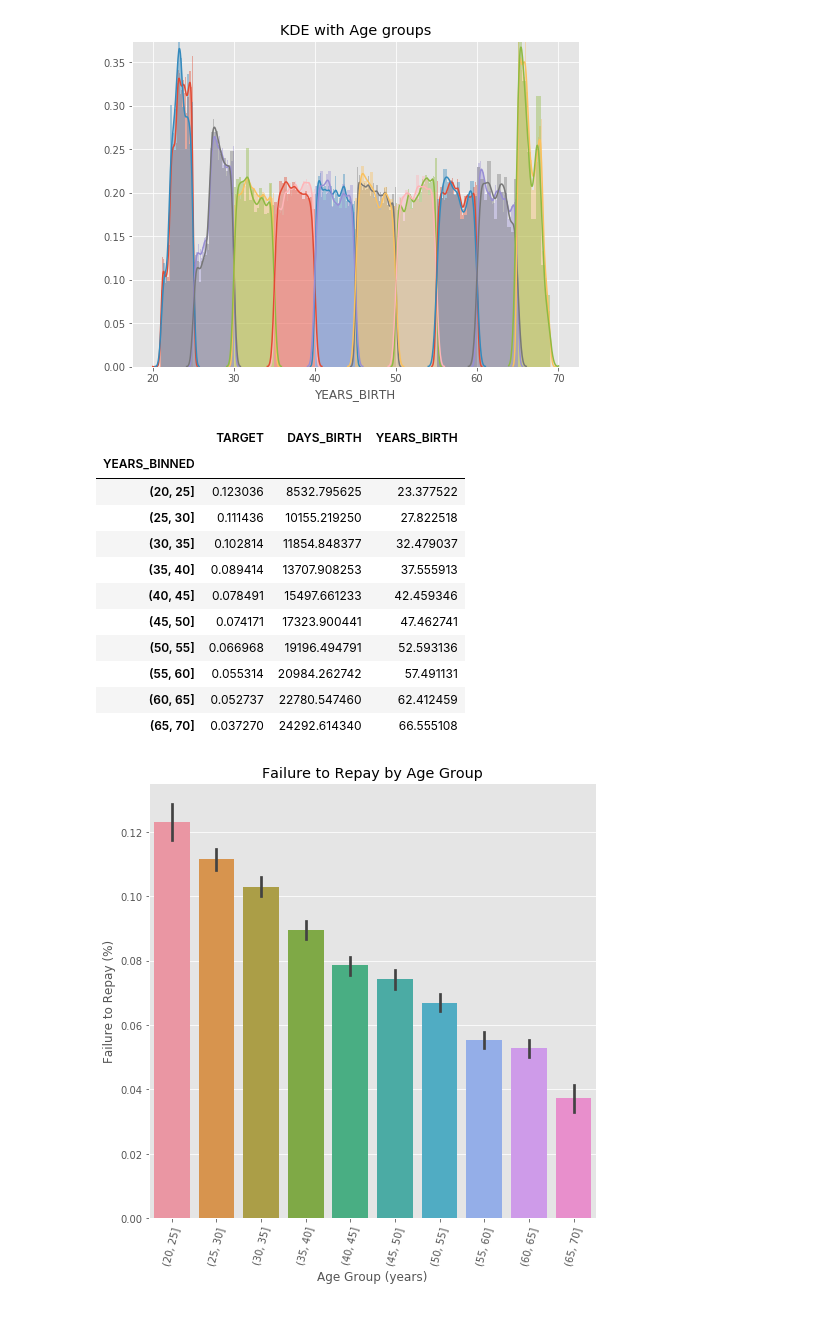
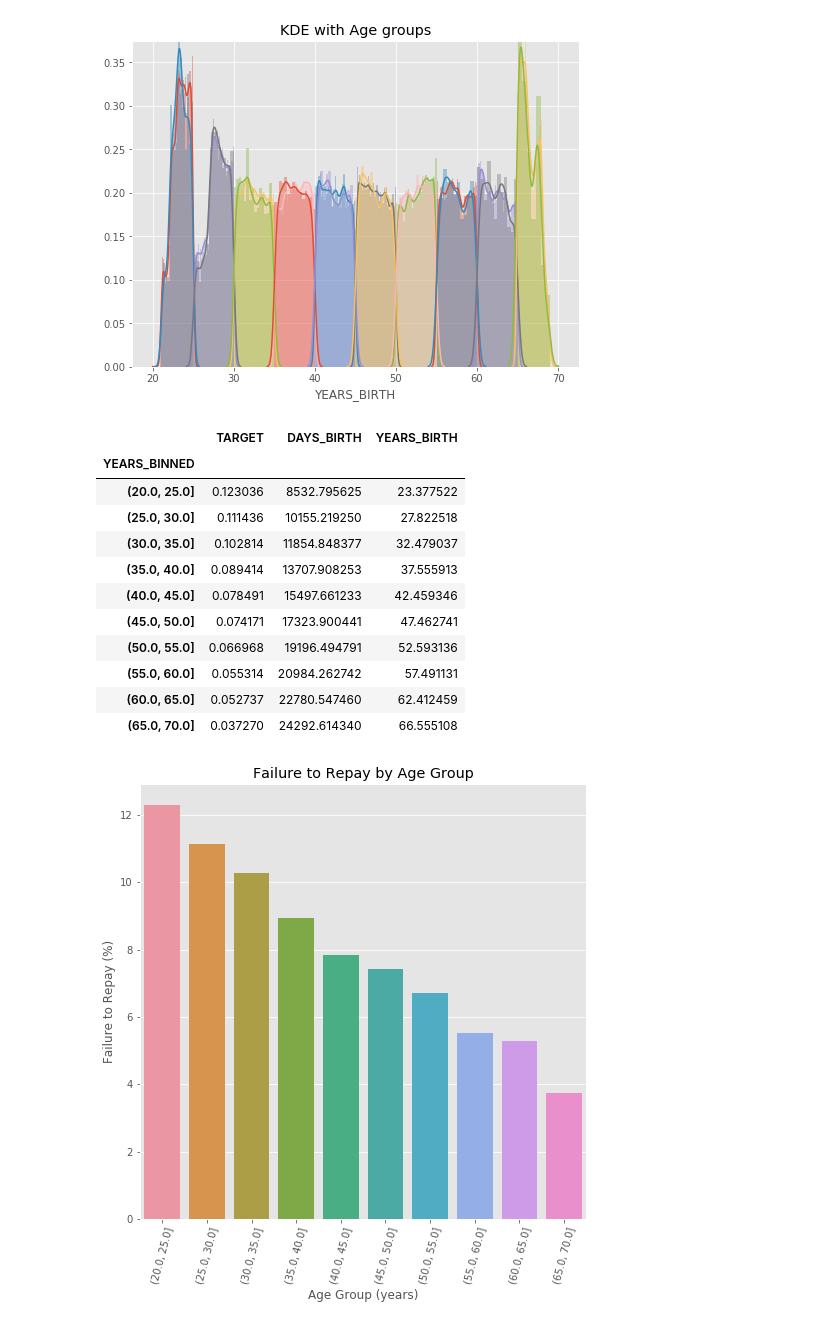
Before and after one commit to legendorz/100Day-ML-Marathon, a Jupyter notebook: Day_011_HW.ipynb, the cells around one changed output. Drawn from its saved outputs; the diff is of its cells as text; code cells hidden in the pictures.

Commit message:
Day_011_EDA_KDEplots
bin cut
KDE plot
sns.barplot

```diff
--- a/Day_011_HW.ipynb
+++ b/Day_011_HW.ipynb
@@ -45,7 +45,7 @@ age_data['YEARS_BIRTH'] = age_data['DAYS_BIRTH'] / 365 # day-age to year-age
 """
 Your Code Here
 """
-bin_cut = [20, 25, 30, 35, 40, 45, 50, 55, 60, 65, 70] #自 20 到 70 歲，切 11 個點 (得到 10 組)
+bin_cut = np.linspace(20, 70, num = 11) #自 20 到 70 歲，切 11 個點 (得到 10 組)
 age_data['YEARS_BINNED'] = pd.cut(age_data['YEARS_BIRTH'],
                                   bins = bin_cut)
 
@@ -93,29 +93,29 @@ age_groups
 # %% [output]
 |  | TARGET | DAYS_BIRTH | YEARS_BIRTH |
 | YEARS_BINNED |  |  |  |
-| (20, 25] | 0.123036 | 8532.795625 | 23.377522 |
-| (25, 30] | 0.111436 | 10155.219250 | 27.822518 |
-| (30, 35] | 0.102814 | 11854.848377 | 32.479037 |
-| (35, 40] | 0.089414 | 13707.908253 | 37.555913 |
-| (40, 45] | 0.078491 | 15497.661233 | 42.459346 |
-| (45, 50] | 0.074171 | 17323.900441 | 47.462741 |
-| (50, 55] | 0.066968 | 19196.494791 | 52.593136 |
-| (55, 60] | 0.055314 | 20984.262742 | 57.491131 |
-| (60, 65] | 0.052737 | 22780.547460 | 62.412459 |
-| (65, 70] | 0.037270 | 24292.614340 | 66.555108 |
+| (20.0, 25.0] | 0.123036 | 8532.795625 | 23.377522 |
+| (25.0, 30.0] | 0.111436 | 10155.219250 | 27.822518 |
+| (30.0, 35.0] | 0.102814 | 11854.848377 | 32.479037 |
+| (35.0, 40.0] | 0.089414 | 13707.908253 | 37.555913 |
+| (40.0, 45.0] | 0.078491 | 15497.661233 | 42.459346 |
+| (45.0, 50.0] | 0.074171 | 17323.900441 | 47.462741 |
+| (50.0, 55.0] | 0.066968 | 19196.494791 | 52.593136 |
+| (55.0, 60.0] | 0.055314 | 20984.262742 | 57.491131 |
+| (60.0, 65.0] | 0.052737 | 22780.547460 | 62.412459 |
+| (65.0, 70.0] | 0.037270 | 24292.614340 | 66.555108 |
 # %%
 plt.figure(figsize = (8, 8))
 
 # 以年齡區間為 x, target 為 y 繪製 barplot
 """
 Your Code Here
 """
-px = age_data['YEARS_BINNED']
-py = age_data['TARGET']
+px = age_groups.index.astype(str)
+py = 100 * age_groups['TARGET']
 sns.barplot(px, py)
 
 # Plot labeling
 plt.xticks(rotation = 75); plt.xlabel('Age Group (years)'); plt.ylabel('Failure to Repay (%)')
 plt.title('Failure to Repay by Age Group');
 # %% [output]
-[figure, old version]
+[figure, new version]
```
Also changed, not shown: parts of 2 cells of this notebook.
